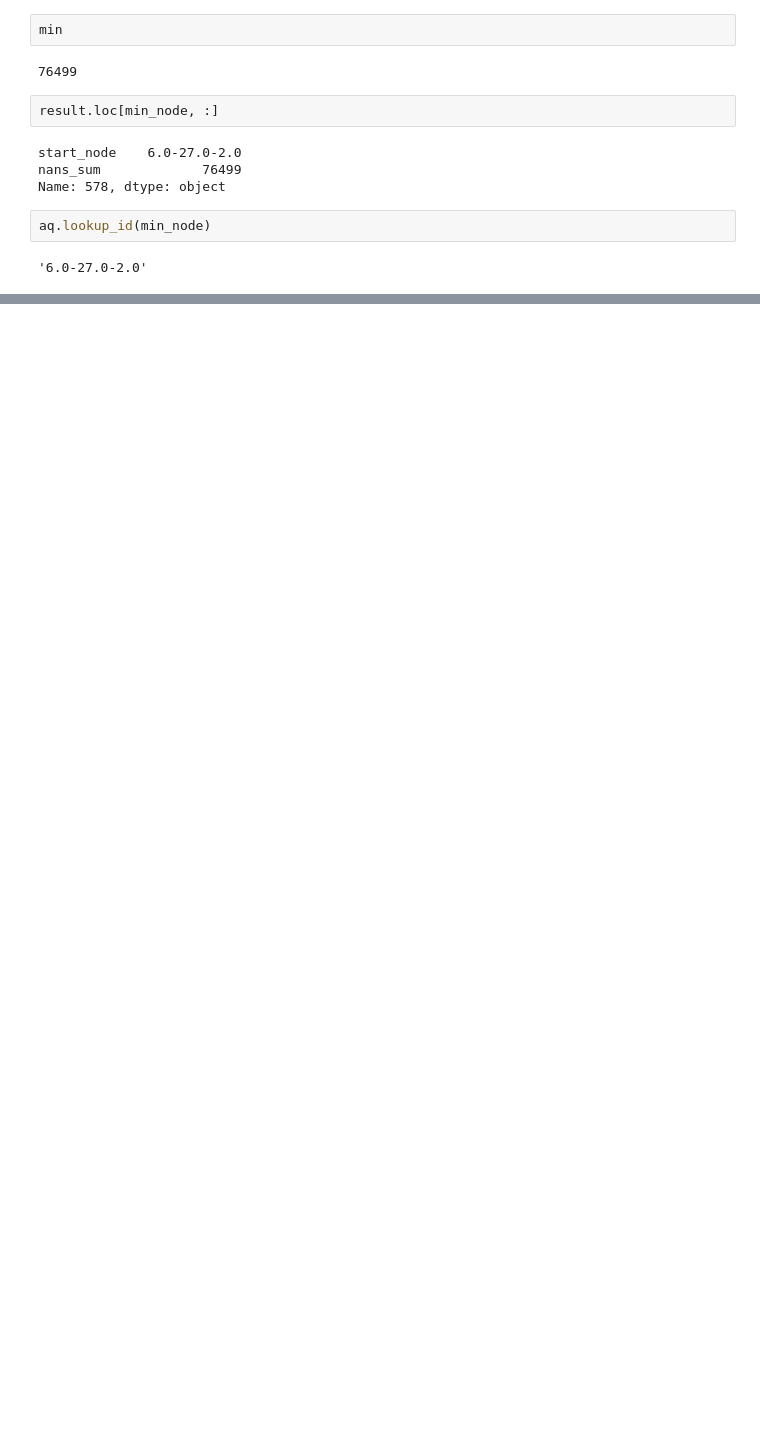
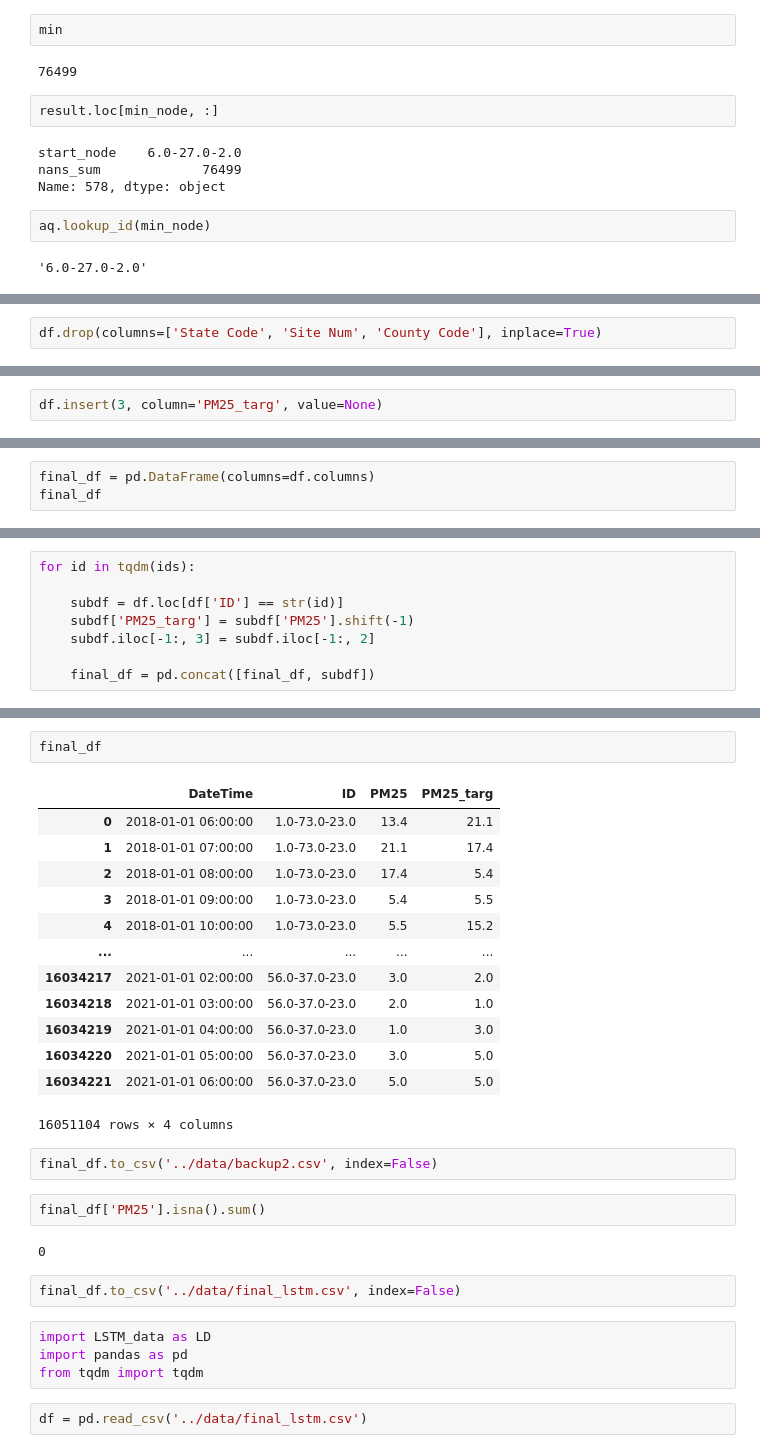
Before and after one commit to NicoArmas/gdl_air_quality, a Jupyter notebook: code/experiments.ipynb, the cells around one changed output, grey strips where cells are left out. Saved outputs shown, nothing was run; the diff lists cells and outputs as text; blank space fills up the shorter version.

Commit message:
added lstm batch preparation

```diff
--- a/code/experiments.ipynb
+++ b/code/experiments.ipynb
@@ -186,0 +302,2 @@ aq.lookup_id(min_node)
+# %%
+df.drop(columns=['State Code', 'Site Num', 'County Code'], inplace=True)
@@ -186,0 +313,2 @@ aq.lookup_id(min_node)
+# %%
+df.insert(3, column='PM25_targ', value=None)
@@ -186,0 +326,3 @@ aq.lookup_id(min_node)
+# %%
+final_df = pd.DataFrame(columns=df.columns)
+final_df
@@ -186,0 +331,8 @@ aq.lookup_id(min_node)
+# %%
+for id in tqdm(ids):
+
+    subdf = df.loc[df['ID'] == str(id)]
+    subdf['PM25_targ'] = subdf['PM25'].shift(-1)
+    subdf.iloc[-1:, 3] = subdf.iloc[-1:, 2]
+
+    final_df = pd.concat([final_df, subdf])
@@ -186,0 +357,30 @@ aq.lookup_id(min_node)
+# %%
+final_df
+# %% [output]
+|  | DateTime | ID | PM25 | PM25_targ |
+| 0 | 2018-01-01 06:00:00 | 1.0-73.0-23.0 | 13.4 | 21.1 |
+| 1 | 2018-01-01 07:00:00 | 1.0-73.0-23.0 | 21.1 | 17.4 |
+| 2 | 2018-01-01 08:00:00 | 1.0-73.0-23.0 | 17.4 | 5.4 |
+| 3 | 2018-01-01 09:00:00 | 1.0-73.0-23.0 | 5.4 | 5.5 |
+| 4 | 2018-01-01 10:00:00 | 1.0-73.0-23.0 | 5.5 | 15.2 |
+| ... | ... | ... | ... | ... |
+| 16034217 | 2021-01-01 02:00:00 | 56.0-37.0-23.0 | 3.0 | 2.0 |
+| 16034218 | 2021-01-01 03:00:00 | 56.0-37.0-23.0 | 2.0 | 1.0 |
+| 16034219 | 2021-01-01 04:00:00 | 56.0-37.0-23.0 | 1.0 | 3.0 |
+| 16034220 | 2021-01-01 05:00:00 | 56.0-37.0-23.0 | 3.0 | 5.0 |
+| 16034221 | 2021-01-01 06:00:00 | 56.0-37.0-23.0 | 5.0 | 5.0 |
+16051104 rows × 4 columns
+# %%
+final_df.to_csv('../data/backup2.csv', index=False)
+# %%
+final_df['PM25'].isna().sum()
+# %% [output]
+0
+# %%
+final_df.to_csv('../data/final_lstm.csv', index=False)
+# %%
+import LSTM_data as LD
+import pandas as pd
+from tqdm import tqdm
+# %%
+df = pd.read_csv('../data/final_lstm.csv')
```
Also changed, not shown: parts of 41 cells of this notebook, 2 other files.
